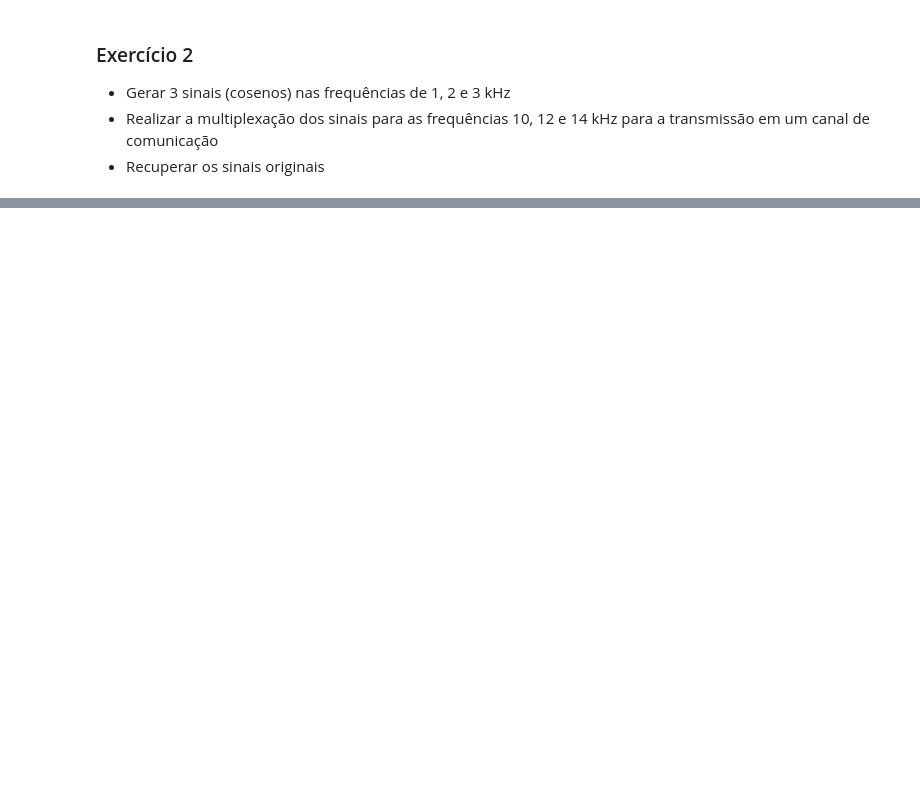
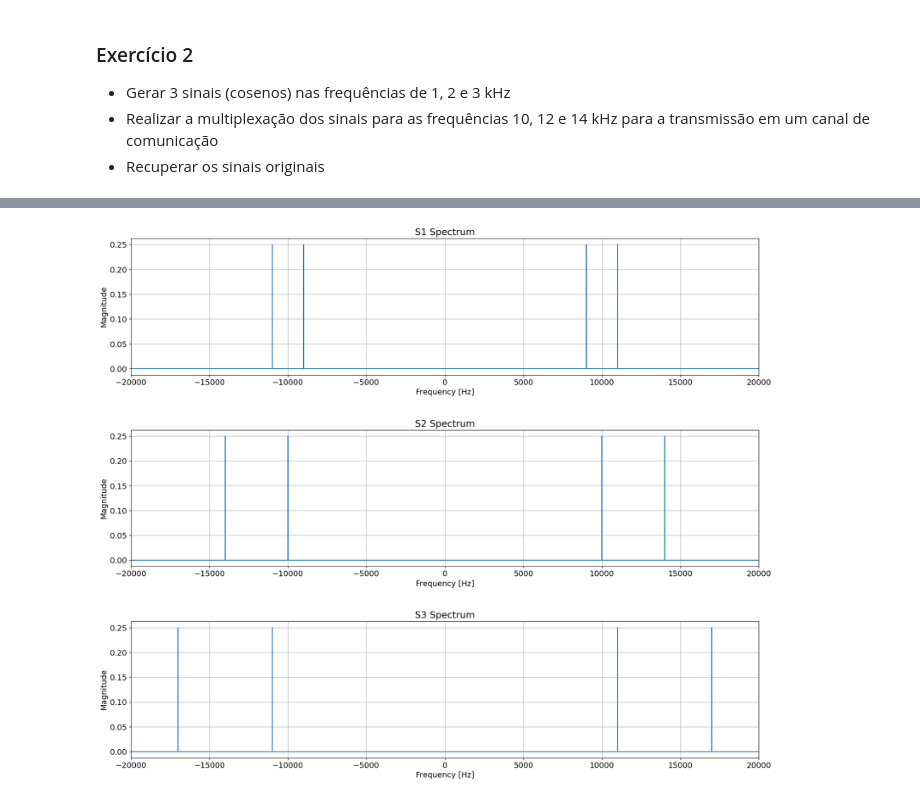
Before and after one commit to gabrielluizep/workbook-eng-telecom, a Jupyter notebook: com1/relatorio-2.ipynb, the cells around one changed output, grey strips where cells are left out. Drawn from its saved outputs; the diff is of its cells as text; code cells hidden in the pictures; blank space fills up the shorter version.

```diff
--- a/com1/relatorio-2.ipynb
+++ b/com1/relatorio-2.ipynb
@@ -117,0 +346,25 @@ plt.show()
+# %%
+fig, axs = plt.subplots(3, 1, figsize=(18, 15))
+
+axs[0].plot(f, np.abs(S1_f))
+axs[0].set_title("S1 Spectrum")
+axs[0].set_xlabel("Frequency [Hz]")
+axs[0].set_ylabel("Magnitude")
+axs[0].set_xlim(-20e3, 20e3)
+
+axs[1].plot(f, np.abs(S2_f))
+axs[1].set_title("S2 Spectrum")
+axs[1].set_xlabel("Frequency [Hz]")
+axs[1].set_ylabel("Magnitude")
+axs[1].set_xlim(-20e3, 20e3)
+
+axs[2].plot(f, np.abs(S3_f))
+axs[2].set_title("S3 Spectrum")
+axs[2].set_xlabel("Frequency [Hz]")
+axs[2].set_ylabel("Magnitude")
+axs[2].set_xlim(-20e3, 20e3)
+
+plt.tight_layout(pad=3)
+plt.show()
+# %% [output]
+[figure, added]
```
Also changed, not shown: parts of 8 cells of this notebook, 7 other files.
